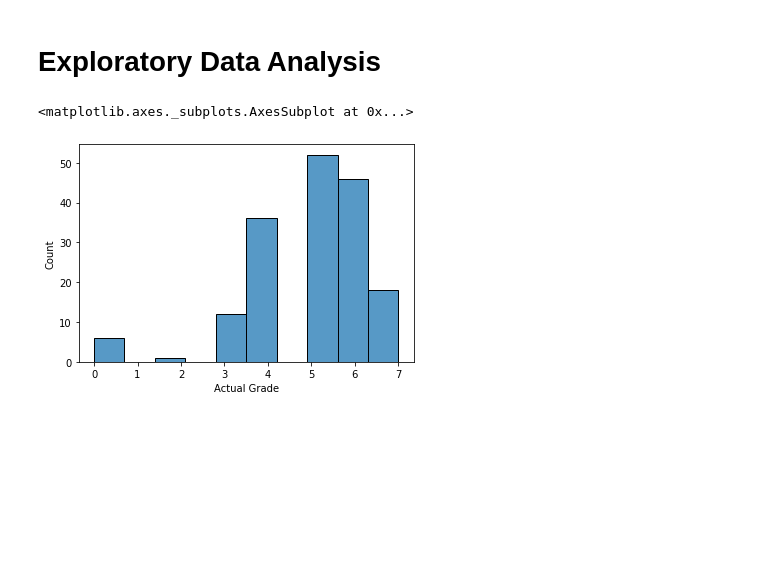
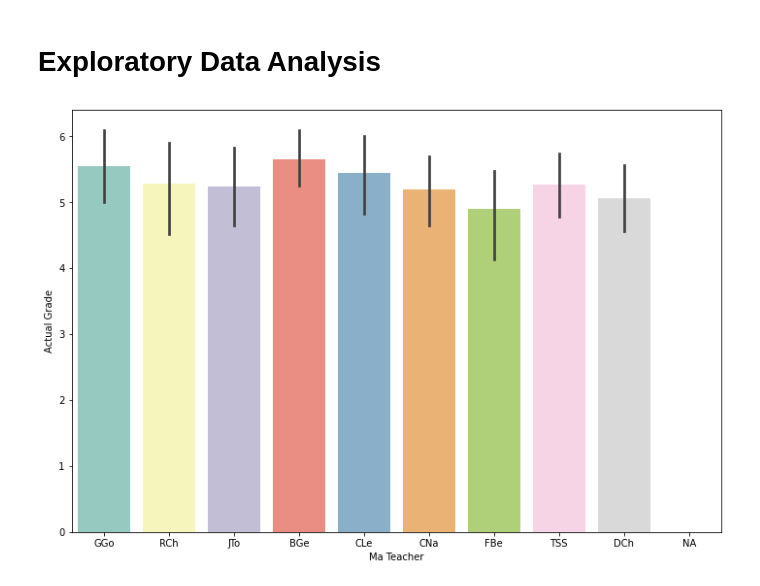
Before and after one commit to siti-alawiyah/ibresultprediction, a Jupyter notebook: Exploratory_Data_Analysis_1.0.ipynb, the cells around one changed output. Saved outputs shown, nothing was run; the diff lists cells and outputs as text; code cells hidden in the pictures; blank space fills up the shorter version.

```diff
--- a/Exploratory_Data_Analysis_1.0.ipynb
+++ b/Exploratory_Data_Analysis_1.0.ipynb
@@ -873,9 +873,9 @@ list(df20.select_dtypes(include='int').columns)
 ['Year']
 # %% [markdown]
 # Exploratory Data Analysis
-# %%
-# plotting histogram for 2020
-sns.histplot(df20['Actual Grade'])
-# %% [output]
-<matplotlib.axes._subplots.AxesSubplot at 0x...>
-[figure, removed]
+# %%
+sns.set_palette('Set3')
+plt.figure(figsize=(12,8))
+sns.barplot(data= df17, x = 'Ma Teacher', y = 'Actual Grade');
+# %% [output]
+[figure, added]
```
Also changed, not shown: parts of 10 cells of this notebook.
